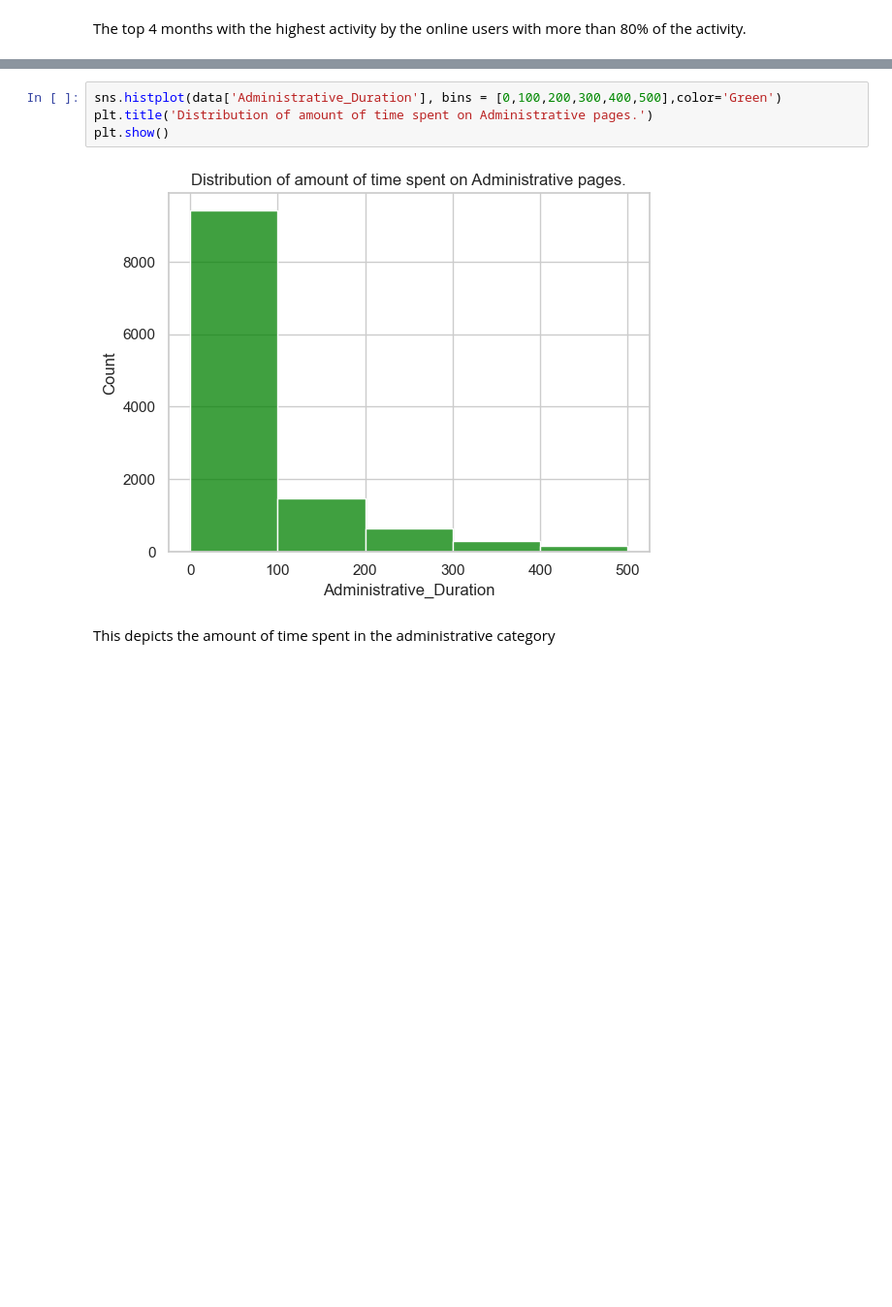
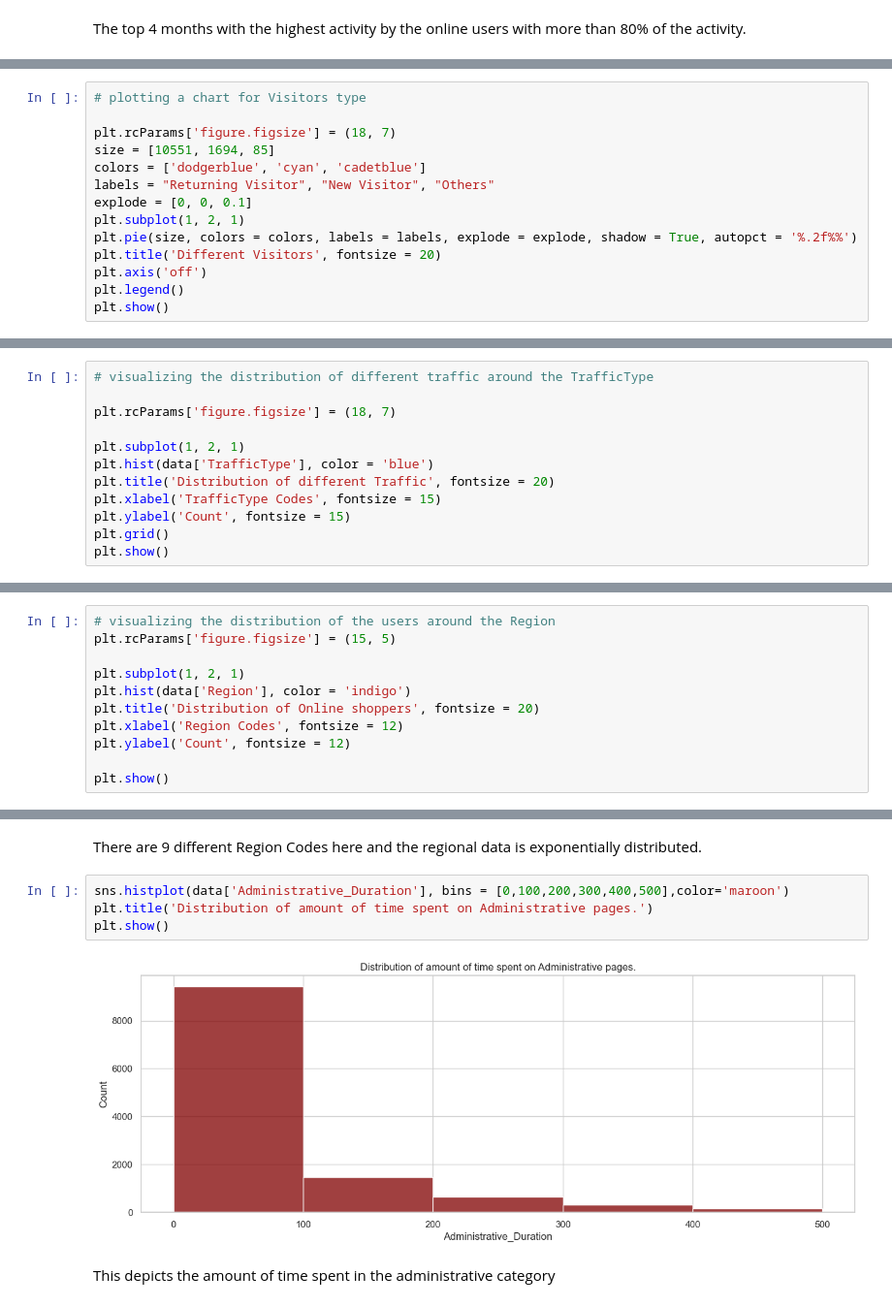
Before and after one commit to ChiiE3/Online-shoppers-intention, a Jupyter notebook: Online Shoppers Intention.ipynb, the cells around one changed output, grey strips where cells are left out. Shown: that part at 97% size. Drawn from its saved outputs; the diff is of its cells as text; blank space fills up the shorter version.

```diff
--- a/Online Shoppers Intention.ipynb
+++ b/Online Shoppers Intention.ipynb
@@ -357,0 +369,14 @@ The top 4 months with the highest activity by the online users with more than 80
+# %%
+# plotting a chart for Visitors type
+
+plt.rcParams['figure.figsize'] = (18, 7)
+size = [10551, 1694, 85]
+colors = ['dodgerblue', 'cyan', 'cadetblue']
+labels = "Returning Visitor", "New Visitor", "Others"
+explode = [0, 0, 0.1]
+plt.subplot(1, 2, 1)
+plt.pie(size, colors = colors, labels = labels, explode = explode, shadow = True, autopct = '%.2f%%')
+plt.title('Different Visitors', fontsize = 20)
+plt.axis('off')
+plt.legend()
+plt.show()
@@ -357,0 +411,12 @@ The top 4 months with the highest activity by the online users with more than 80
+# %%
+# visualizing the distribution of different traffic around the TrafficType
+
+plt.rcParams['figure.figsize'] = (18, 7)
+
+plt.subplot(1, 2, 1)
+plt.hist(data['TrafficType'], color = 'blue')
+plt.title('Distribution of different Traffic', fontsize = 20)
+plt.xlabel('TrafficType Codes', fontsize = 15)
+plt.ylabel('Count', fontsize = 15)
+plt.grid()
+plt.show()
@@ -357,0 +444,11 @@ The top 4 months with the highest activity by the online users with more than 80
+# %%
+# visualizing the distribution of the users around the Region
+plt.rcParams['figure.figsize'] = (15, 5)
+
+plt.subplot(1, 2, 1)
+plt.hist(data['Region'], color = 'indigo')
+plt.title('Distribution of Online shoppers', fontsize = 20)
+plt.xlabel('Region Codes', fontsize = 12)
+plt.ylabel('Count', fontsize = 12)
+
+plt.show()
@@ -358,8 +457,10 @@ The top 4 months with the highest activity by the online users with more than 80
+# %% [markdown]
+There are 9 different Region Codes here and the regional data is exponentially distributed.
 # %%
-sns.histplot(data['Administrative_Duration'], bins = [0,100,200,300,400,500],color='Green')
+sns.histplot(data['Administrative_Duration'], bins = [0,100,200,300,400,500],color='maroon')
 plt.title('Distribution of amount of time spent on Administrative pages.')
 plt.show()
 # %% [output]
-[figure, old version]
+[figure, new version]
 # %% [markdown]
 This depicts the amount of time spent in the administrative category
```
Also changed, not shown: parts of 14 cells of this notebook.
